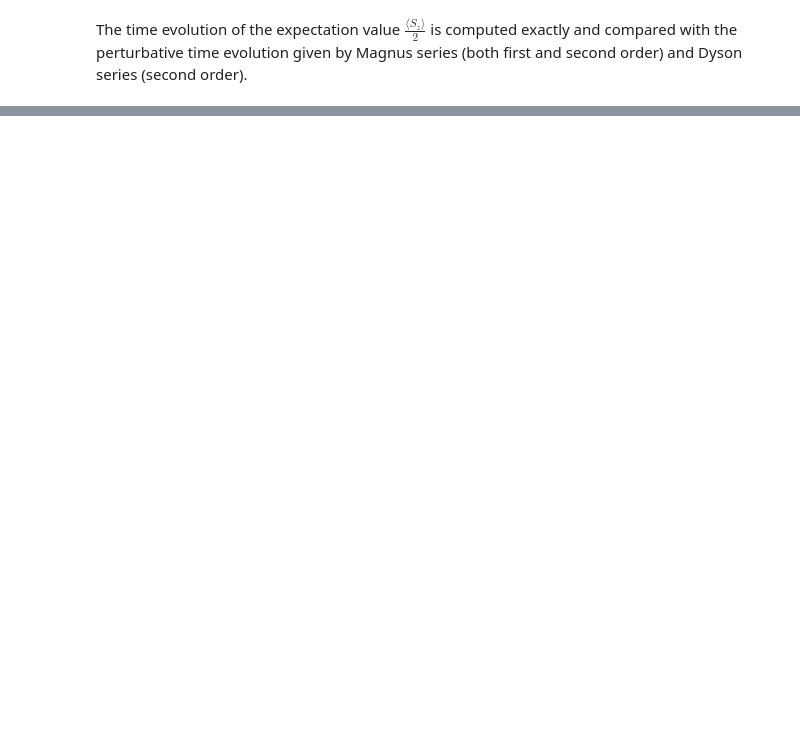
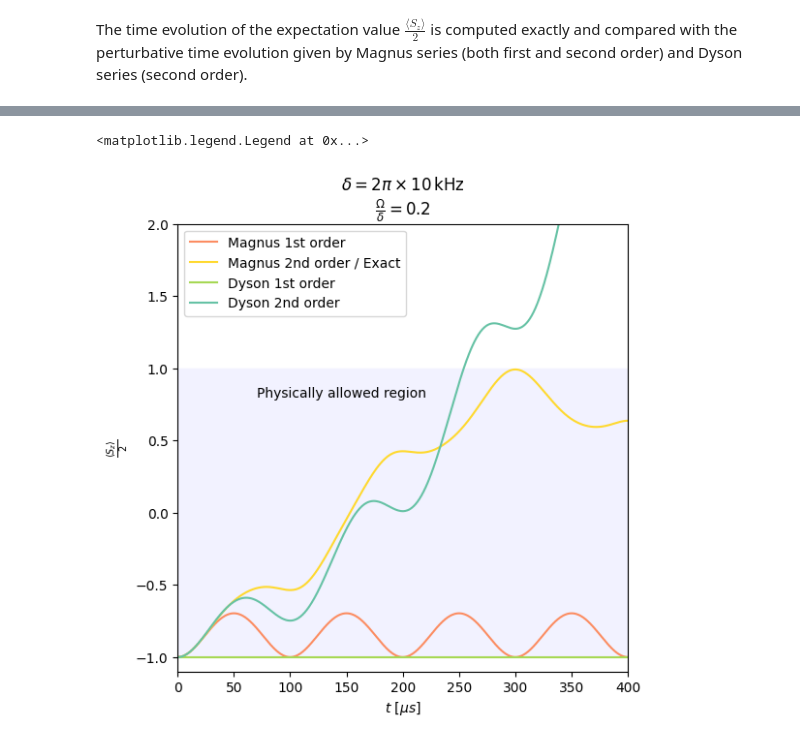
Before and after one commit to diegoscantam/perturbations, a Jupyter notebook: simulation.ipynb, the cells around one changed output, grey strips where cells are left out. Cells and saved outputs as stored; diff of their text form; code cells hidden in the pictures; blank space fills up the shorter version.

```diff
--- a/simulation.ipynb
+++ b/simulation.ipynb
@@ -137,3 +225,80 @@ The time evolution of the expectation value $\frac{\langle S_z\rangle}{2}$ is co
+# %%
+# Frequencies ratio lambda = Omega/delta
+freq_ratio = 0.2
+delta = 2*pi*0.01
+# time step
+dt = .5 # micro s
+# final time
+t_fin = 400 # micro s
+# number of time steps
+t_steps = t_fin/dt
+# time vector
+t= np.arange(0, t_fin + dt, dt)
+
+# First Magnus term (time integral of H_1)
+def M1(t, freq_ratio, delta):
+        return -1*(2*freq_ratio)*np.sin(0.5*delta*t)*np.kron(S_x(), \
+        np.exp(0.5j*delta*t)*a - np.exp(-0.5j*delta*t)*a_dagger)
+# Second Magnus term (double time integral of [H_1(t1),H_1(t2)])
+def M2(t, freq_ratio, delta):
+        return -0.5j*(4*freq_ratio**2)*delta*(t - np.sin(delta*t)/delta)*np.kron( np.kron(sgm_x, sgm_x), id_2)
+
+I = np.kron(np.kron(id_2,id_2),id_2)
+D1 = np.zeros(shape = (len(state), len(state)), dtype = complex)
+
+mean_z = []
+mean_z1 = []
+mean_z2 = []
+mean_z1d = []
+mean_z2d = []
+
+
+# ... evolve the state with different expansions
+for kk in np.arange(0, int(t_steps)+1, 1):
+        # Exact:
+        state = U(t[kk], freq_ratio, delta) @ gs
+        # Magnus:
+        state1 = linalg.expm(M1(t[kk], freq_ratio, delta)) @ gs
+        state2 = linalg.expm(M1(t[kk], freq_ratio, delta) + M2(t[kk], freq_ratio, delta)) @ gs
+        # Dyson:
+        # Remember the relationship between Magnus terms and Dyson terms:  D1 = M1 and D2 = M2 + 0.5 M1^2
+        state1d = (I + M1(t[kk], freq_ratio, delta))@ gs
+        state2d = (I + M1(t[kk], freq_ratio,delta) + M2(t[kk], freq_ratio,delta) + \
+                        0.5*M1(t[kk], freq_ratio,delta) @ M1(t[kk], freq_ratio,delta))@ gs
+        # Store expectation values in a list
+        mean_z.append(expectation_z(state))
+        mean_z1.append(expectation_z(state1))
+        mean_z2.append(expectation_z(state2))
+        mean_z1d.append(expectation_z(state1d))
+        mean_z2d.append(expectation_z(state2d))
+
+# Plot of populations
+cmap = plt.get_cmap('Set2')
+w = 6
+h = 6
+
+tl = '$\delta = 2\pi\\times $' + str(round(1000*delta/(2*pi)))+ '$\,\mathrm{kHz}$\n$\\frac{\Omega}{\delta} =$'\
+        + str(round(freq_ratio,2))
+fig = plt.figure(figsize=(w,h))
+#plt.plot(t, mean_z, color = 'k',label = 'Exact')
+plt.plot(t, mean_z1,  color = cmap(1), linestyle = 'solid',label = 'Magnus 1st order')
+plt.plot(t, mean_z2,  color = cmap(5), linestyle = 'solid',label = 'Magnus 2nd order / Exact')
+plt.plot(t, mean_z1d,  color = cmap(4), linestyle = 'solid',label = 'Dyson 1st order')
+plt.plot(t, mean_z2d,  color = cmap(0), linestyle = 'solid',label = 'Dyson 2nd order')
+#plt.hlines(1, 0, 400, linestyles='dashed', colors='gray')
+#plt.hlines(-1, 0,400, linestyles='dashed', colors='gray')
+plt.xlabel('$t$ [$\mu s$]')
+plt.ylabel('$\\frac{\langle S_z\\rangle}{2}$')
+plt.fill_between(t, -1,1, facecolor= 'blue', alpha = 0.05)
+plt.text(70,0.8, 'Physically allowed region')
+plt.xlim(0,400)
+plt.ylim(-1.1,2)
+plt.title(tl)
+
+plt.legend()
+# %% [output]
+<matplotlib.legend.Legend at 0x...>
+[figure, added]
 # %%
 # Frequencies ratio lambda = Omega/delta
 freq_ratio = [0.01, 0.1, 0.25, 0.5, 1]
```
Also changed, not shown: parts of 5 cells of this notebook, 4 other files.
